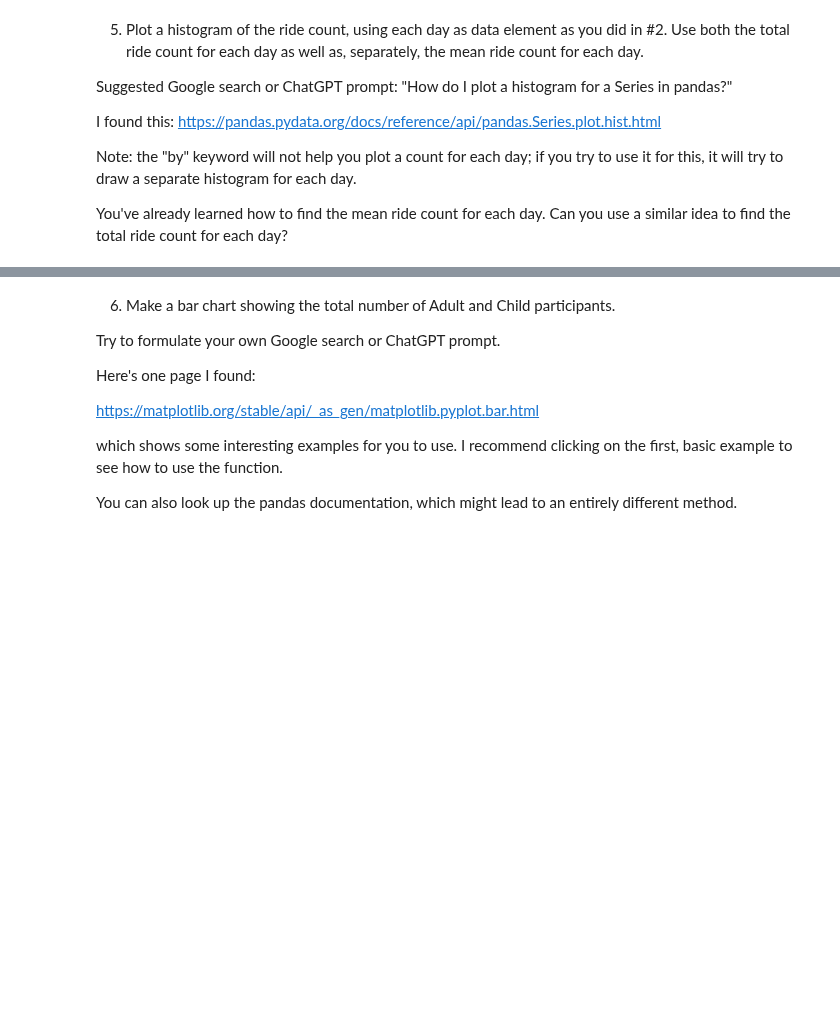
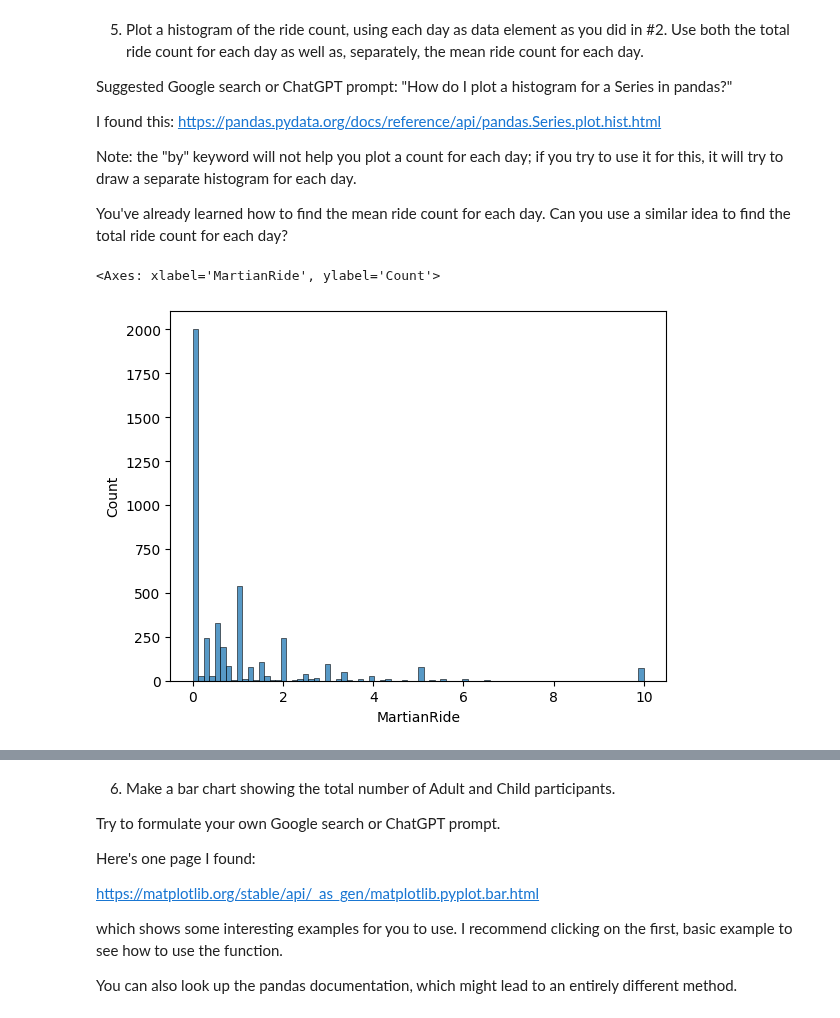
Before and after one commit to andre-bu-gitdev/O2_AI_for_Leaders_dx699, a Jupyter notebook: Week3.ipynb, the cells around one changed output, grey strips where cells are left out. Cells and saved outputs as stored; diff of their text form; code cells hidden in the pictures; blank space fills up the shorter version.

```diff
--- a/Week3.ipynb
+++ b/Week3.ipynb
@@ -262,3 +262,10 @@ I found this: https://pandas.pydata.org/docs/reference/api/pandas.Series.plot.hi
 Note: the "by" keyword will not help you plot a count for each day; if you try to use it for this, it will try to draw a separate histogram for each day.
 
 You've already learned how to find the mean ride count for each day.  Can you use a similar idea to find the total ride count for each day?
+# %%
+col = 'MartianRide'
+
+sns.histplot(df.groupby('VisitDate')[col].mean(), multiple="stack")
+# %% [output]
+<Axes: xlabel='MartianRide', ylabel='Count'>
+[figure, added]
```
Also changed, not shown: parts of 3 cells of this notebook.
